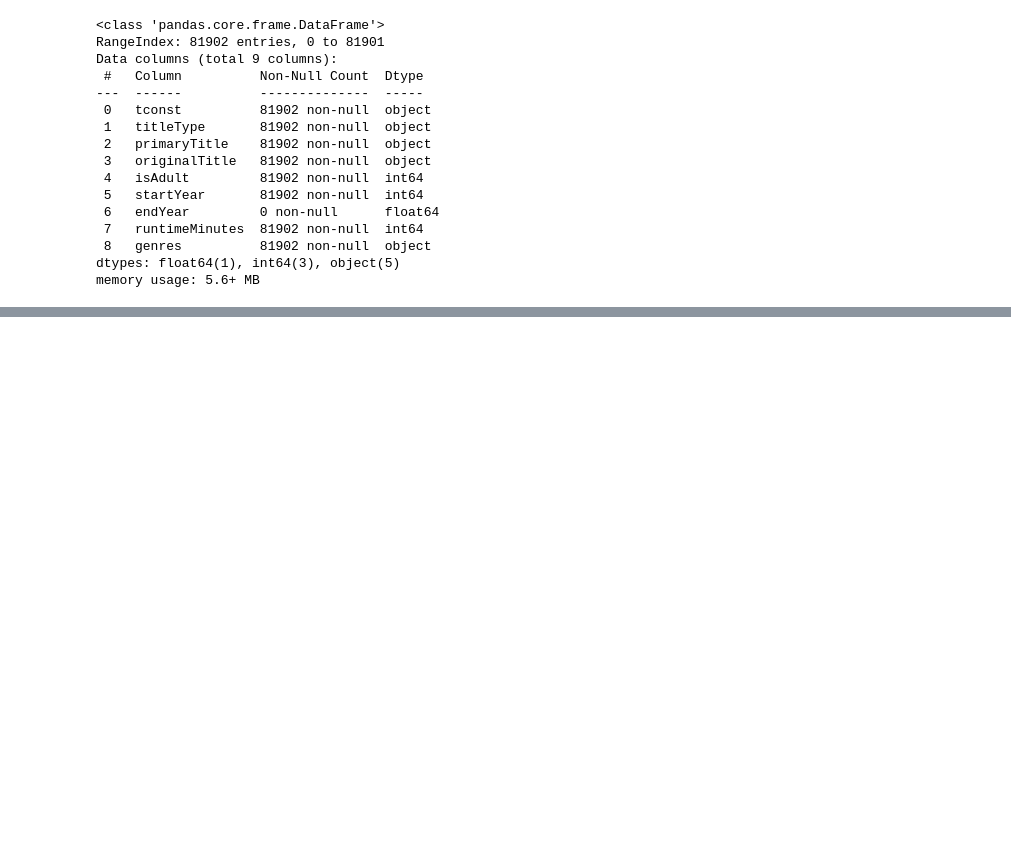
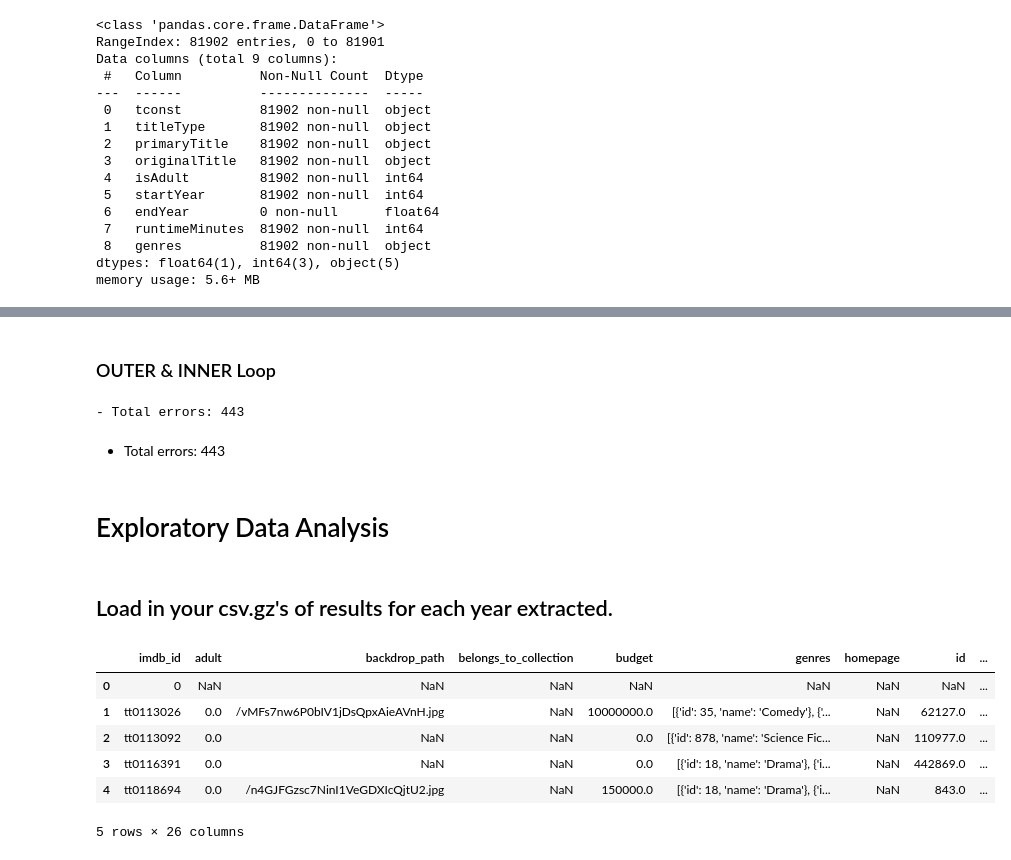
Before and after one commit to patelmedha/IMDB-Movie-Ratings, a Jupyter notebook: PART 2- Extract from TMDB.ipynb, the cells around one changed output, grey strips where cells are left out. Drawn from its saved outputs; the diff is of its cells as text; code cells hidden in the pictures; blank space fills up the shorter version.

Commit message:
Extract Data and Explore Data

```diff
--- a/PART 2- Extract from TMDB.ipynb
+++ b/PART 2- Extract from TMDB.ipynb
@@ -139,2 +154,66 @@ YEARS = [2000,2001]
 # %%
 errors = []
+# %% [markdown]
+### OUTER & INNER Loop
+# %%
+# Start of OUTER loop
+for YEAR in tqdm_notebook(YEARS_TO_GET, desc='YEARS', position=0):
+    #Defining the JSON file to store results for year
+    JSON_FILE = f'{FOLDER}tmdb_api_results_{YEAR}.json'
+    # Check if file exists
+    file_exists = os.path.isfile(JSON_FILE)
+    # If it does not exist: create it
+    if file_exists == False:
+        # save an empty dict with just "imdb_id" to the new json file.
+        with open(JSON_FILE,'w') as f:
+            json.dump([{'imdb_id':0}],f)
+    #Saving new year as the current df
+    df = basics.loc[ basics['startYear']==YEAR].copy()
+    # saving movie ids to list
+    movie_ids = df['tconst'].copy()
+    # Load existing data from json into a dataframe called "previous_df"
+    previous_df = pd.read_json(JSON_FILE)
+    # filter out any ids that are already in the JSON_FILE
+    movie_ids_to_get = movie_ids[~movie_ids.isin(previous_df['imdb_id'])]
+
+# Get index and movie id from list
+# INNER loop
+    for movie_id in tqdm_notebook(movie_ids_to_get,
+                                  desc=f'Movies from {YEAR}',
+                                  position=1,
+                                  leave=True):
+        try:
+            # Retrieve then data for the movie id
+            temp = get_movie_with_rating(movie_id)
+            # Append/extend results to existing file using a pre-made function
+            write_json(temp,JSON_FILE)
+            # Short 20 ms sleep to prevent overwhelming server
+            time.sleep(0.02)
+
+        except Exception as e:
+            errors.append([movie_id, e])
+
+    final_year_df = pd.read_json(JSON_FILE)
+    final_year_df.to_csv(f"{FOLDER}final_tmdb_data_{YEAR}.csv.gz",
+                         compression="gzip", index=False)
+
+print(f"- Total errors: {len(errors)}")
+# %% [output]
+- Total errors: 443
+# %% [markdown]
+- Total errors: 443
+# %% [markdown]
+# Exploratory Data Analysis
+# %% [markdown]
+## Load in your csv.gz's of results for each year extracted.
+# %%
+movies_00 = pd.read_csv('Data/final_tmdb_data_2000.csv.gz')
+movies_00.head()
+# %% [output]
+|  | imdb_id | adult | backdrop_path | belongs_to_collection | budget | genres | homepage | id | ... |
+| 0 | 0 | NaN | NaN | NaN | NaN | NaN | NaN | NaN | ... |
+| 1 | tt0113026 | 0.0 | /vMFs7nw6P0bIV1jDsQpxAieAVnH.jpg | NaN | 10000000.0 | [{'id': 35, 'name': 'Comedy'}, {'... | NaN | 62127.0 | ... |
+| 2 | tt0113092 | 0.0 | NaN | NaN | 0.0 | [{'id': 878, 'name': 'Science Fic... | NaN | 110977.0 | ... |
+| 3 | tt0116391 | 0.0 | NaN | NaN | 0.0 | [{'id': 18, 'name': 'Drama'}, {'i... | NaN | 442869.0 | ... |
+| 4 | tt0118694 | 0.0 | /n4GJFGzsc7NinI1VeGDXIcQjtU2.jpg | NaN | 150000.0 | [{'id': 18, 'name': 'Drama'}, {'i... | NaN | 843.0 | ... |
+5 rows × 26 columns
```
Also changed, not shown: parts of 27 cells of this notebook, 5 other files.
